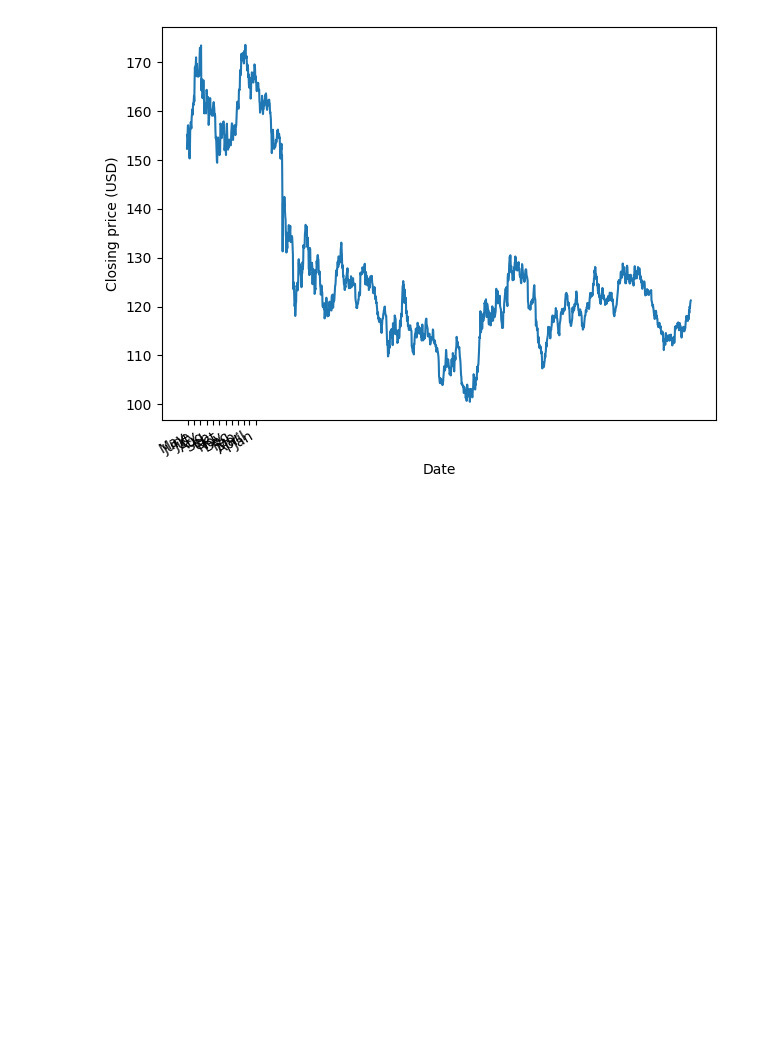
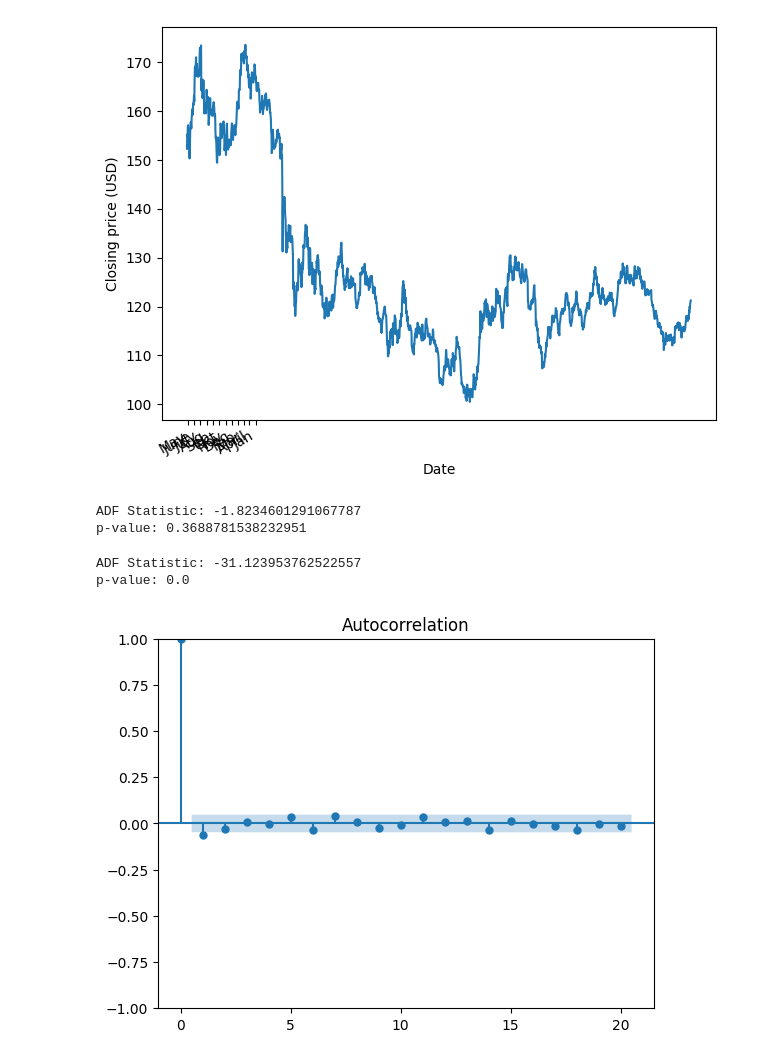
Before and after one commit to AleksandrMorozov123/Time-series-theory, a Jupyter notebook: time-series-theory.ipynb, the cells around one changed output. Drawn from its saved outputs; the diff is of its cells as text; code cells hidden in the pictures; blank space fills up the shorter version.

```diff
--- a/time-series-theory.ipynb
+++ b/time-series-theory.ipynb
@@ -367,3 +367,25 @@ fig.autofmt_xdate()
 plt.tight_layout()
 # %% [output]
 [figure]
+# %%
+ADF_result = adfuller(df['Close'])
+
+print(f'ADF Statistic: {ADF_result[0]}')
+print(f'p-value: {ADF_result[1]}')
+# %% [output]
+ADF Statistic: -1.8234601291067787
+p-value: 0.3688781538232951
+# %%
+diff_close = np.diff(df['Close'], n=1)
+
+diff_ADF_result = adfuller(diff_close)
+
+print(f'ADF Statistic: {diff_ADF_result[0]}')
+print(f'p-value: {diff_ADF_result[1]}')
+# %% [output]
+ADF Statistic: -31.123953762522557
+p-value: 0.0
+# %%
+plot_acf(diff_close, lags=20);
+# %% [output]
+[figure, added]
```
Also changed, not shown: parts of 2 cells of this notebook.
